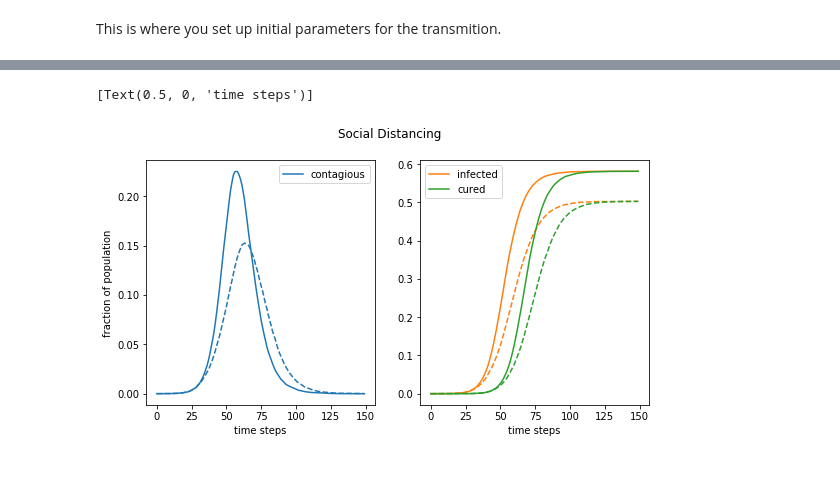
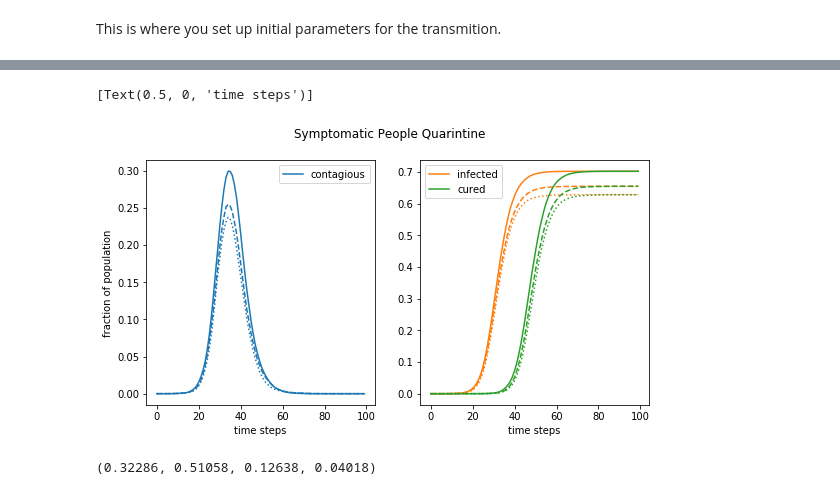
Before and after one commit to mkspillane/Infection, a Jupyter notebook: Infection.ipynb, the cells around one changed output, grey strips where cells are left out. Saved outputs shown, nothing was run; the diff lists cells and outputs as text; code cells hidden in the pictures.

```diff
--- a/Infection.ipynb
+++ b/Infection.ipynb
@@ -73,7 +97,7 @@ np.random.seed(seed=10)       # for reproducibility
 
 for i in range(N):
     l = [x for x,y in pop.nodes(data=True) if y['contagious']==1]   # list of everyont contagious
-    L = [x for x,y in pop.nodes(data=True) if ((y['condition']>symp_days)&(y['condition']<cure_days-1))] # list of people with symptoms
+    L = [x for x,y in pop.nodes(data=True) if ((y['condition']>=symp_days)&(y['condition']<=cure_days))] # list of people with symptoms
     L2 = [x for x,y in pop.nodes(data=True) if ((y['condition']>0)&(y['condition']<start_cont_days))] # list of people infected but not contagious
     infect[i] = len([x for x,y in pop.nodes(data=True) if y['condition']>0])
     cont[i] = len(l)
@@ -94,23 +118,24 @@ for i in range(N):
         temp = np.minimum(np.random.randint(low=0,high = int(len(list(pop.neighbors(a)))*2*p)+1),N_max)
         l2 = np.random.choice(list(pop.neighbors(a)),temp, replace=False)
         for j in l2:
-            if pop.node[j]['condition'] == 0:
+            if pop.node[j]['condition'] == 0:         # these people are not already sick
                 if np.random.uniform()<p_trans:       # interaction caused infection
                     pop.node[j]['condition'] = 1
                     pop.node[j]['contagious'] = 1
                     r_temp = np.random.uniform()
                     if r_temp<p_asymp:
                         pop.node[j]['severity'] = 0
-                    elif r_temp<(p_mild):
+                    elif r_temp<(p_mild+p_asymp):
                         pop.node[j]['severity'] = 1
-                    elif r_temp<(p_mild+p_severe):
+                    elif r_temp<(p_mild+p_severe+p_asymp):
                         pop.node[j]['severity'] = 2
                     else:
                         pop.node[j]['severity'] = 3
                     pop.node[a]['N_infect'] +=1       # for keeping track of how many infections someone caused
+
                 else:                                 # interaction did not caused infection
                     pass
-            else:
+            else:            # these people were already sick
                 pass
 
     for a in l:
@@ -135,11 +160,19 @@ for i in range(N):
         else:
             pop.node[a]['contagious'] = 0
             pop.node[a]['condition'] += 1
+
+    for a in L:
+        temp = np.random.uniform()
+        if temp< p_rem[pop.node[a]['severity']]:
+            pop.node[a]['contagious'] = 0
+        else:
+            pass
+
     ######
     # This is where people die
     for a in L:
         temp = np.random.uniform()
-        if temp>death_prob:
+        if temp>death_prob[pop.node[a]['severity']]:
             pop.node[a]['contagious'] = 0
             pop.node[a]['dead'] = 1
         else:
@@ -147,20 +188,23 @@ for i in range(N):
 # %%
 fig, (ax1, ax2) = plt.subplots(nrows = 1,ncols = 2, figsize=(9, 4.5))
-fig.suptitle('Social Distancing')
-ax1.plot(cont/pop_size, 'C0', label = 'contagious')
-ax1.plot(cont1/pop_size, 'C0--')
+fig.suptitle('Symptomatic People Quarintine')
+ax1.plot(cont1/pop_size, 'C0', label = 'contagious')
+ax1.plot(cont0/pop_size, 'C0--')
+ax1.plot(cont/pop_size, 'C0:')
 ax1.legend()
 ax1.set(xlabel='time steps', ylabel='fraction of population')
 
-ax2.plot(infect/pop_size,'C1',label = 'infected')
-ax2.plot(infect1/pop_size, 'C1--')
-ax2.plot(cured/pop_size,'C2',label = 'cured')
-ax2.plot(cured1/pop_size, 'C2--')
+ax2.plot(infect1/pop_size,'C1',label = 'infected')
+ax2.plot(infect0/pop_size, 'C1--')
+ax2.plot(infect/pop_size, 'C1:')
+ax2.plot(cured1/pop_size,'C2',label = 'cured')
+ax2.plot(cured0/pop_size, 'C2--')
+ax2.plot(cured/pop_size, 'C2:')
 ax2.legend()
 ax2.set(xlabel='time steps')
 # %% [output]
 [Text(0.5, 0, 'time steps')]
-[figure, old version]
+[figure, new version]
 # %%
 cont1 = cont
 infect1 = infect
@@ -167,0 +218,4 @@ cured1 = cured
+# %%
+(np.array(list(sev.values()))==0).mean(),(np.array(list(sev.values()))==1).mean(),(np.array(list(sev.values()))==2).mean(),(np.array(list(sev.values()))==3).mean()
+# %% [output]
+(0.32286, 0.51058, 0.12638, 0.04018)
```
Also changed, not shown: parts of 6 cells of this notebook, 2 other files.
